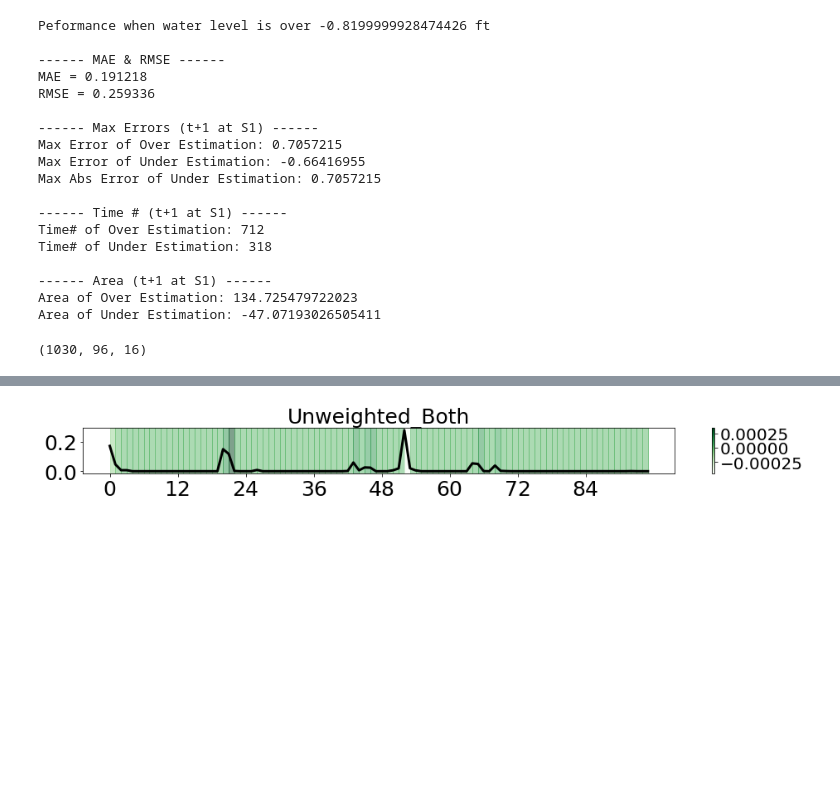
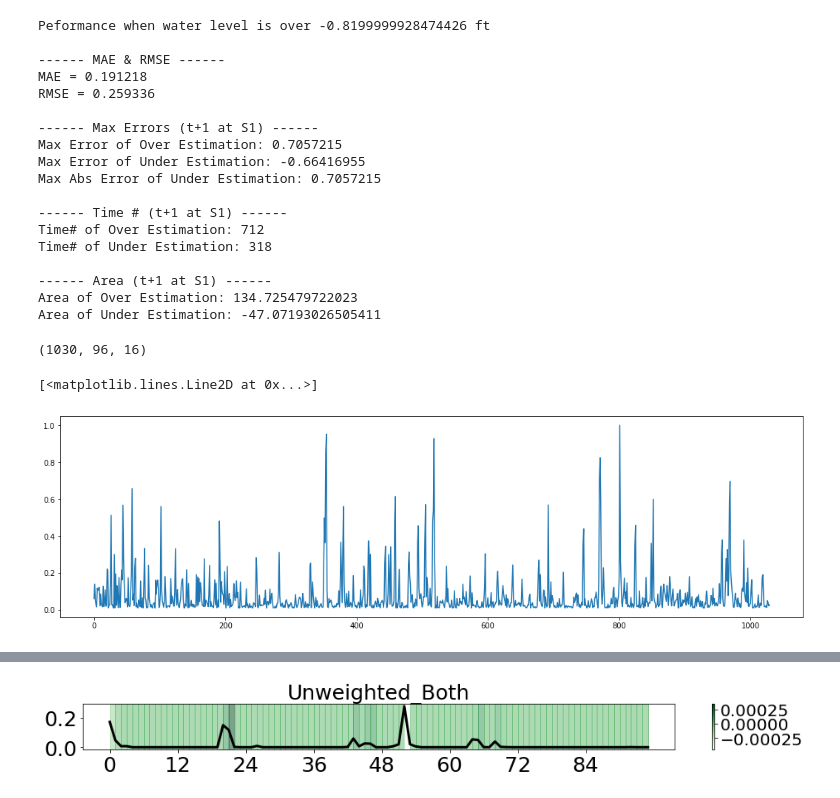
Before and after one commit to JimengShi/ReFine, a Jupyter notebook: postprocess/water_postprocess_explain.ipynb, the cells around one changed output, grey strips where cells are left out. Cells and saved outputs as stored; diff of their text form; code cells hidden in the pictures; blank space fills up the shorter version.

```diff
--- a/postprocess/water_postprocess_explain.ipynb
+++ b/postprocess/water_postprocess_explain.ipynb
@@ -238,4 +195,0 @@ def my_integrated_gradients(model, input_data_list, baseline_data_list, num_step
-# %%
-test_X_mask_extreme.shape
-# %% [output]
-(1030, 96, 16)
@@ -241,0 +238,11 @@ test_X_mask_extreme.shape
+# %%
+test_X_mask_extreme.shape
+# %% [output]
+(1030, 96, 16)
+# %%
+demo_extrme = test_X_mask_extreme[:, 0, 0]
+# %%
+plt.plot(demo_extrme)
+# %% [output]
+[<matplotlib.lines.Line2D at 0x...>]
+[figure, added]
```
Also changed, not shown: parts of 3 cells of this notebook.
